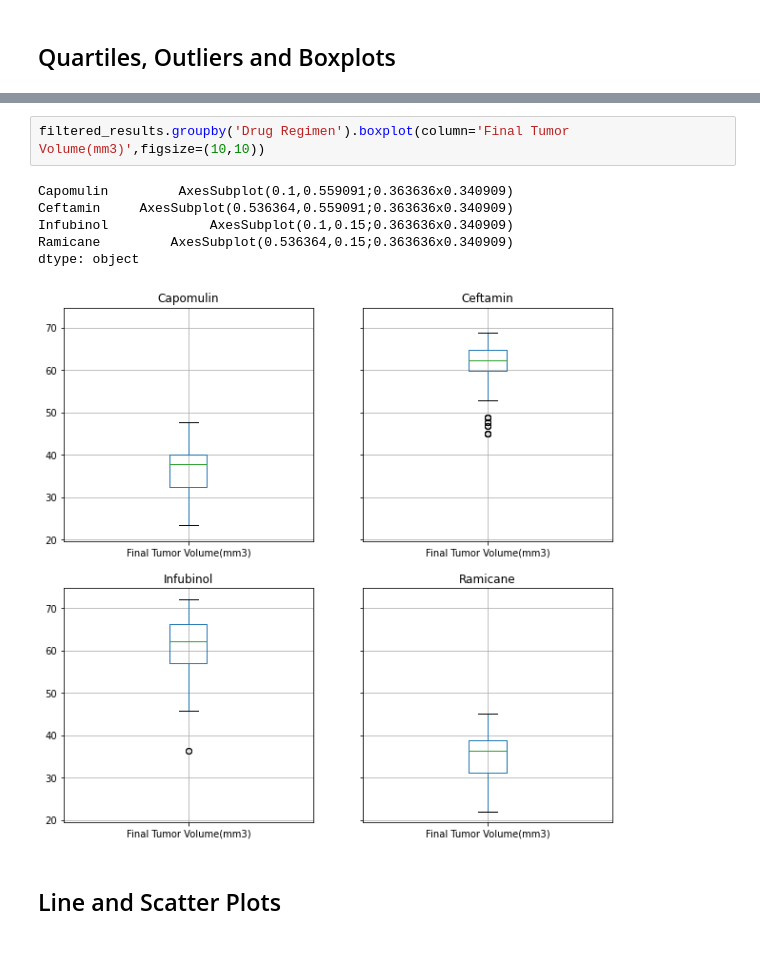
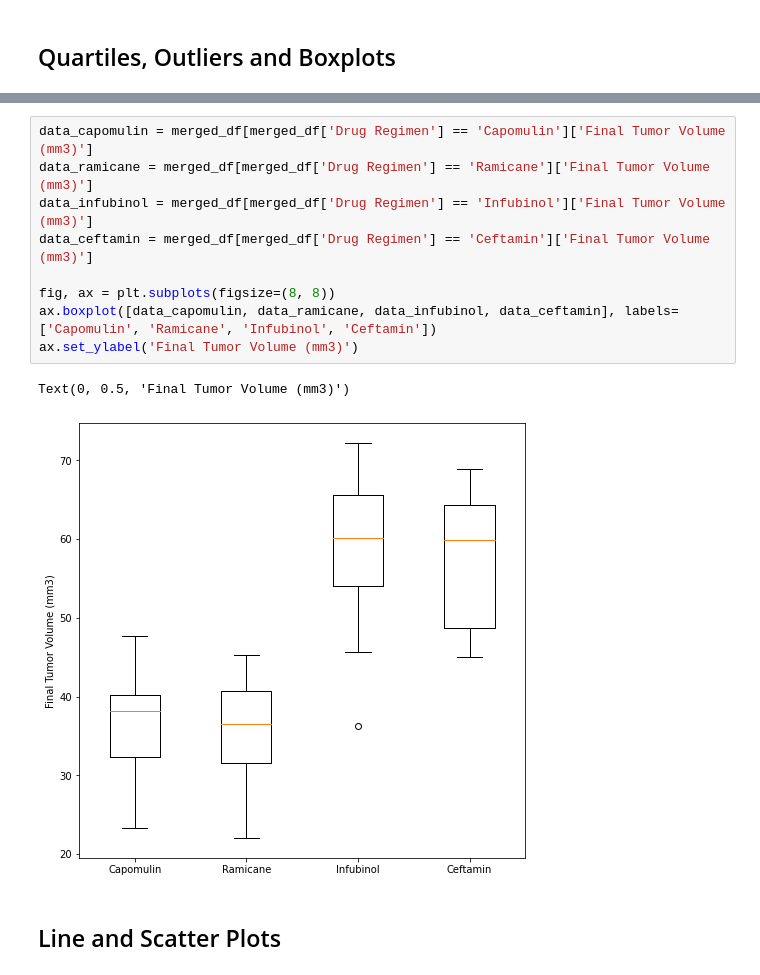
Before and after one commit to AdamTuor/matplotlib-challenge, a Jupyter notebook: Pymaceuticals/pymaceuticals_starter.ipynb, the cells around one changed output, grey strips where cells are left out. Saved outputs shown, nothing was run; the diff lists cells and outputs as text.

Commit message:
Added analysis, fixed boxplot

```diff
--- a/Pymaceuticals/pymaceuticals_starter.ipynb
+++ b/Pymaceuticals/pymaceuticals_starter.ipynb
@@ -254,12 +249,15 @@ for drugs in treatments:
-# %%
-filtered_results.groupby('Drug Regimen').boxplot(column='Final Tumor Volume(mm3)',figsize=(10,10))
-# %% [output]
-Capomulin         AxesSubplot(0.1,0.559091;0.363636x0.340909)
-Ceftamin     AxesSubplot(0.536364,0.559091;0.363636x0.340909)
-Infubinol             AxesSubplot(0.1,0.15;0.363636x0.340909)
-Ramicane         AxesSubplot(0.536364,0.15;0.363636x0.340909)
-dtype: object
-[figure, removed]
+# %%
+data_capomulin = merged_df[merged_df['Drug Regimen'] == 'Capomulin']['Final Tumor Volume (mm3)']
+data_ramicane = merged_df[merged_df['Drug Regimen'] == 'Ramicane']['Final Tumor Volume (mm3)']
+data_infubinol = merged_df[merged_df['Drug Regimen'] == 'Infubinol']['Final Tumor Volume (mm3)']
+data_ceftamin = merged_df[merged_df['Drug Regimen'] == 'Ceftamin']['Final Tumor Volume (mm3)']
+
+fig, ax = plt.subplots(figsize=(8, 8))
+ax.boxplot([data_capomulin, data_ramicane, data_infubinol, data_ceftamin], labels=['Capomulin', 'Ramicane', 'Infubinol', 'Ceftamin'])
+ax.set_ylabel('Final Tumor Volume (mm3)')
+# %% [output]
+Text(0, 0.5, 'Final Tumor Volume (mm3)')
+[figure, added]
 # %% [markdown]
 ## Line and Scatter Plots
 # %%
```
Also changed, not shown: parts of 11 cells of this notebook.
